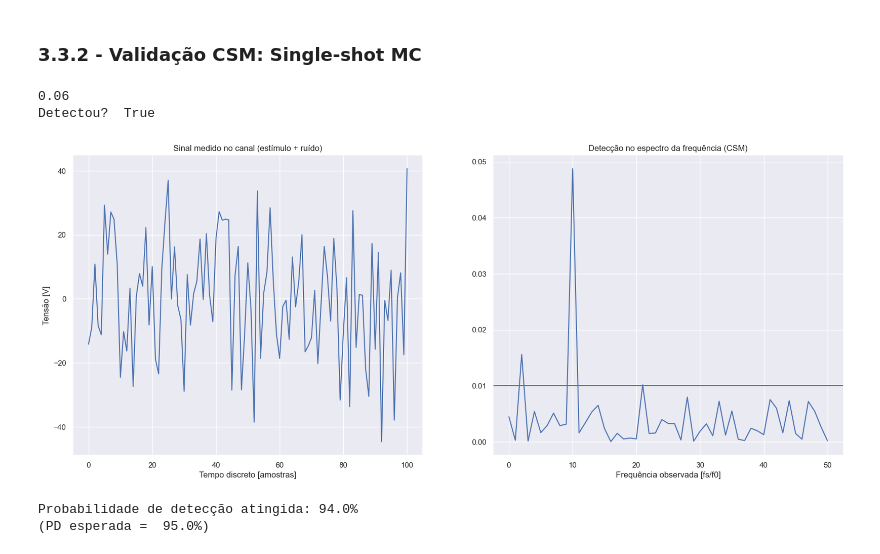
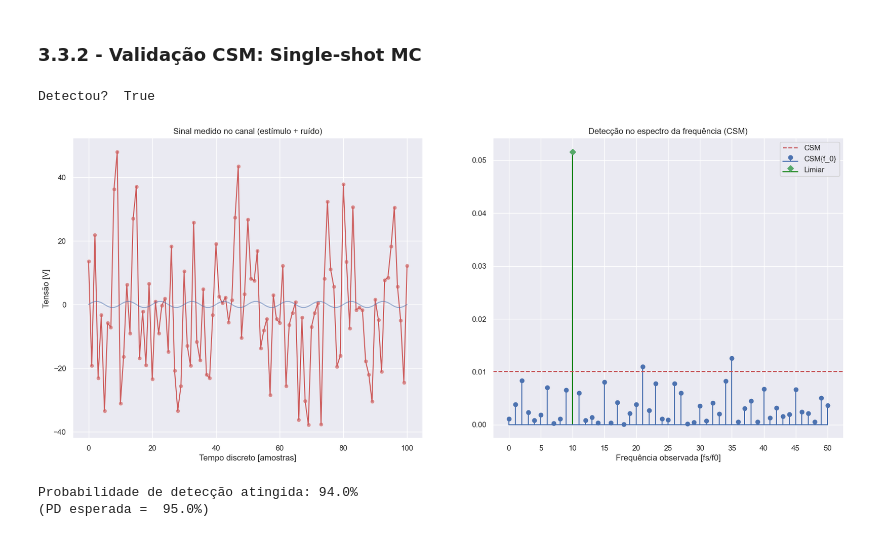
Before and after one commit to Alexandre-Caldeira/detection-theory-101, a Jupyter notebook: notebooks/comCalma.ipynb, the cells around one changed output. Cells and saved outputs as stored; diff of their text form; code cells hidden in the pictures.

```diff
--- a/notebooks/comCalma.ipynb
+++ b/notebooks/comCalma.ipynb
@@ -501,8 +496,10 @@ fs = 1000
 L = 20
 amp = 1
 x = senoide(amplitude=amp, N=N, f0 = f0, fs=fs)
-[F, _, _] = niasFFT(sinal = x, fs=fs)
-bin_f0 = np.where(F==f0)[0][0]
+bin_f0 = round(len(x)*f0/fs)
+# [F, _, _] = niasFFT(sinal = x, fs=fs)
+# bin_f0 = np.where(F==f0)[0][0]
+
 
 amplitudeRuido = 20 # SNR = 20*ln(1/20) = -200
 alpha = 0.04
@@ -538,8 +535,9 @@ N = int(1e4) # num. de pontos na senóide
 # Calcula senóide base e frequência para encontrar bins:
 f0 = 100; fs = 1000; L = 20; amp = 1;
 x = senoide(amplitude=amp, N=N, f0 = f0, fs=fs)
-[F, _, _] = niasFFT(sinal = x, fs=fs)
-bin_f0 = np.where(F==f0)[0][0]
+bin_f0 = round(len(x)*f0/fs)
+# [F, _, _] = niasFFT(sinal = x, fs=fs)
+# bin_f0 = np.where(F==f0)[0][0]
 
 amplitudeRuido = 1
 limiar = vc_SFT(L=L) # alpha = 5%
@@ -637,46 +693,52 @@ N = int(1e4) # num. de pontos na senóide
 # Calcula senóide base e frequência para encontrar bins:
 f0 = 100
 fs = 1000
 M = 300
 tj = 100 # 1 seg/jan
 N = M*tj # 100*5 = 500 segundos
 amp = 1
 x = senoide(amplitude=amp, N=N, f0 = f0, fs=fs)
 
 amplitudeRuido = 20
 alpha = 0.05
 limiar = vc_CSM(M=M, alpha=0.05) # alpha = 5%
 nd = 0
 
 # Soma ruido aleatório novo à senóide inicial, em cada simulação:
-sinal = x + amplitudeRuido*rd.randn(N,)
+ruido =  amplitudeRuido*rd.randn(N,)
+sinal = x + ruido
 
-# Calcula SFT na f0:
+
+# Calcula CSM:
 [_, ORD]= ord_CSM(sinal=sinal, tamanhoJanela=tj, M=M)
+bin_f0 = round(len(ORD)*f0/fs)
 
-plt.subplot(121);
-sns.lineplot(data = sinal[0:101]);
-# sns.lineplot(data = x[0:101], alpha = 0.8)
-plt.title('Sinal medido no canal (estímulo + ruído)');
+fig = plt.subplot(121);
+sns.scatterplot(data = sinal[0:101], color='indianred', alpha = 0.65);
+sns.lineplot(data = sinal[0:101], color='indianred');
+sns.lineplot(data = x[0:101], color='b', alpha = 0.5);
+titulo = 'Sinal medido no canal (estímulo + ruído)'
+plt.title(titulo);
 plt.xlabel('Tempo discreto [amostras]');
 plt.ylabel('Tensão [V]');
 
 plt.subplot(122);
 # print(fs/f0) # ORD está na frequencia observada (fl = fs/f0)
-sns.lineplot(data = ORD[0:51]);
-plt.axhline(y=limiar, color='r');
+plt.stem(ORD[0:round(len(ORD)/2 +1)], linefmt= 'b', basefmt= 'b');
+plt.stem(bin_f0, ORD[bin_f0], markerfmt='gD' ,linefmt= 'green',basefmt= 'green')
+plt.axhline(y=limiar, color='r', linestyle = '--');
 plt.title('Detecção no espectro da frequência (CSM)');
 plt.xlabel('Frequência observada [fs/f0]');
+plt.xticks(np.arange(0,round(len(ORD)/2 +len(ORD)/20), len(ORD)/20))
+plt.legend(['CSM','CSM{f_0}','Limiar'])
+
 # plt.legend('CSM','Limiar');
 
-pD = np.mean(ORD>limiar)
-print(pD)
-print('Detectou? ', ORD[round(fs/f0)] > limiar)
+print('Detectou? ', ORD[bin_f0] > limiar)
 # Altere a amplitude do ruido para observar o efeito :)
 # %% [output]
-0.06
 Detectou?  True
-[figure, old version]
+[figure, new version]
 # %%
 nSim = int(1e4) # num. de simulações (sen+ruido=>ord=>detecção?)
 N = int(1e4) # num. de pontos na senóide
```
Also changed, not shown: parts of 14 cells of this notebook, 1 other file.
